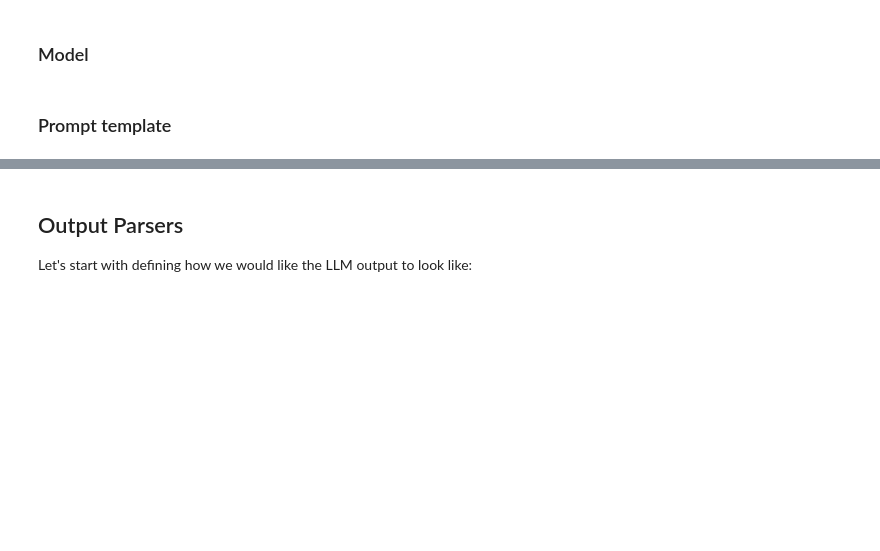
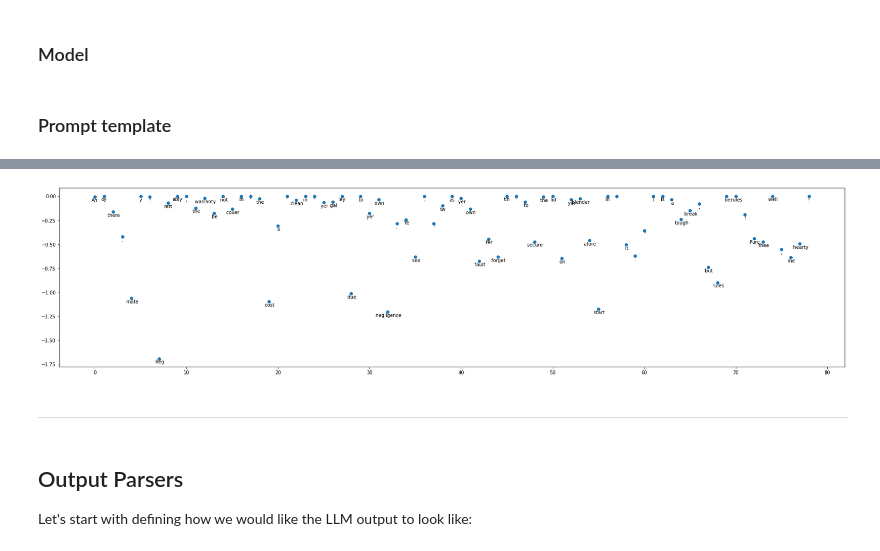
Before and after one commit to raunak536/LangChain_LLM_AppDev_Course, a Jupyter notebook: L1-Model_prompt_parser.ipynb, the cells around one changed output, grey strips where cells are left out. Drawn from its saved outputs; the diff is of its cells as text; code cells hidden in the pictures; blank space fills up the shorter version.

```diff
--- a/L1-Model_prompt_parser.ipynb
+++ b/L1-Model_prompt_parser.ipynb
@@ -162,3 +209,14 @@ print(service_response.content)
+# %%
+logprobs = [i['logprob'] for i in service_response.response_metadata['logprobs']['content']]
+logprob_content = service_response.response_metadata['logprobs']['content']
+plt.figure(figsize=(30, 7))
+plt.scatter(x=range(len(logprobs)), y=logprobs)
+for e in range(len(logprobs)):
+    plt.annotate(logprob_content[e]['token'], (e, logprob_content[e]['logprob']), textcoords="offset points", xytext=(0,-10), ha='center')
+# %% [output]
+[figure, added]
+# %% [markdown]
+---
 # %% [markdown]
 ## Output Parsers
 
```
Also changed, not shown: parts of 42 cells of this notebook, 3 other files.
